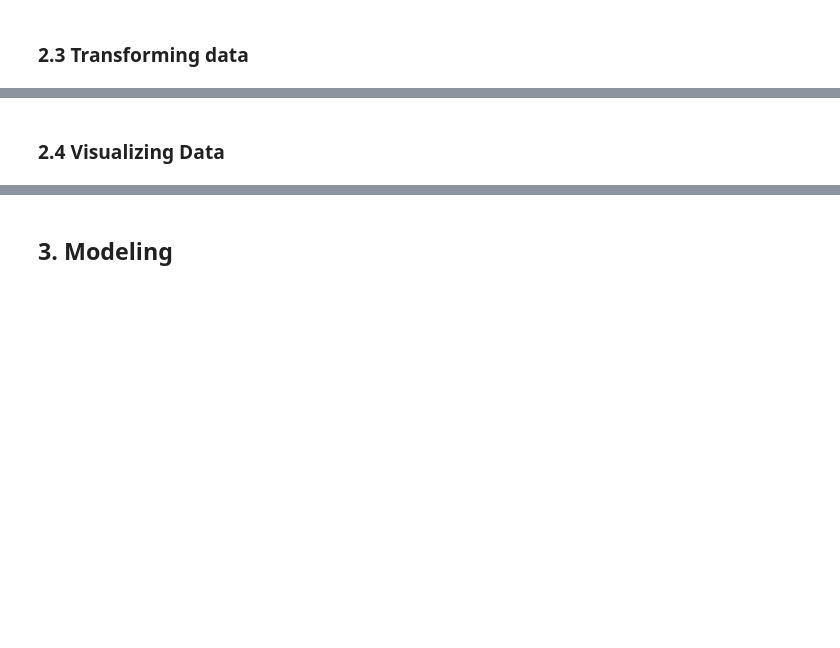
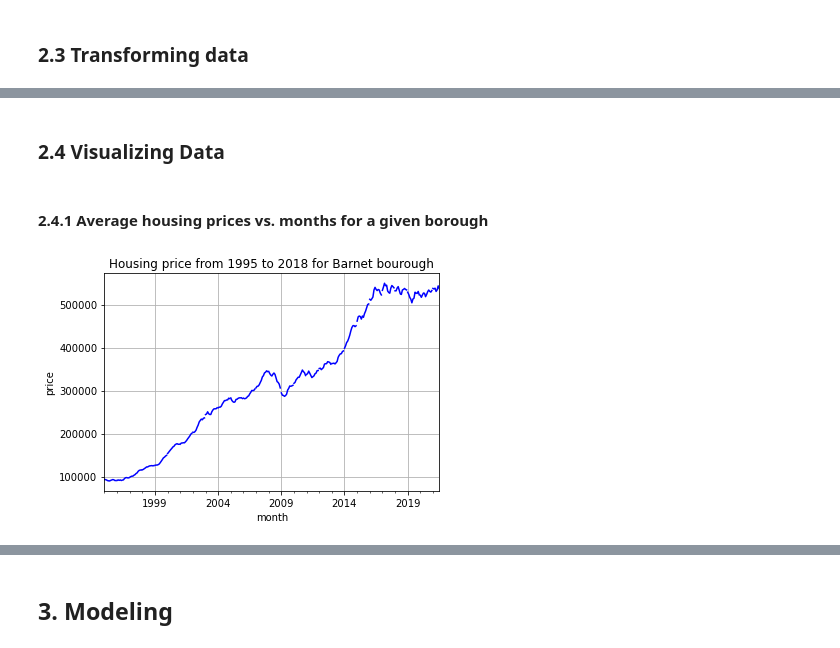
Before and after one commit to nhattdnguyen/Springboard, a Jupyter notebook: London housing case study.ipynb, the cells around one changed output, grey strips where cells are left out. Drawn from its saved outputs; the diff is of its cells as text; code cells hidden in the pictures; blank space fills up the shorter version.

```diff
--- a/London housing case study.ipynb
+++ b/London housing case study.ipynb
@@ -72,0 +167,7 @@ print(test_boroughs.head())
+# %%
+# subset london boroughs only
+properties_London_boroughs = properties_clean.loc[london_boroughs.values()] # 32 by 320 DF
+
+# add a column for borough names
+properties_London_boroughs['boroughs'] = london_boroughs.values()
+print(properties_London_boroughs.head())
@@ -73,11 +192,7 @@ print(test_boroughs.head())
 # %%
-# tranform the data from wide to long format
-test_long = test_boroughs.melt( id_vars = ['boroughs','id'], var_name = 'date', value_name = 'price')
+# tranform the DF from wide to long format
+# group by boroughs and id columns
+properties_long = properties_London_boroughs.melt( id_vars = ['boroughs','id'], var_name = 'date', value_name = 'price')
 
-# set price to float
-test_long['price'] = test_long['price'].astype('float')
-
-# extract day, month, and year from TimeStamp objects in pandas
-test_long['year'] = [pd.to_datetime(s).year for s in test_long['date']]
-test_long['month'] = [pd.to_datetime(s).month for s in test_long['date']]
-test_long['day'] = [pd.to_datetime(s).day for s in test_long['date']]
+# check the type of 'price' column
+print(type(properties_long['price']))
@@ -84,2 +201,10 @@ test_long['day'] = [pd.to_datetime(s).day for s in test_long['date']]
+# %%
+# convert price column to float to perform future calculations
+properties_long['price'] = properties_long['price'].astype('float')
+
+# extract day, month, and year from TimeStamp objects in pandas
+properties_long['year'] = [pd.to_datetime(s).year for s in properties_long['date']]
+properties_long['month'] = [pd.to_datetime(s).month for s in properties_long['date']]
+properties_long['day'] = [pd.to_datetime(s).day for s in properties_long['date']]
 # %%
 # get some summary statistics
@@ -91,4 +243,20 @@ test_long.isna().any()
 # %%
-properties_clean = test_long
+# this is our cleaned and transformed dataset
+properties_clean = properties_long
-# %% [markdown]
-### 2.4 Visualizing Data
+# %% [markdown]
+### 2.4 Visualizing Data
+# %% [markdown]
+#### 2.4.1 Average housing prices vs. months for a given borough
+# %%
+# let's look at Barnet borough
+Barnet = properties_clean[properties_clean['boroughs'] == 'Barnet']
+fig, ax = plt.subplots()
+Barnet.groupby('year')[['price', 'date']].plot(ax = ax, x = 'date', y = 'price', c = 'blue')
+ax.get_legend().set_visible(False)
+plt.title('Housing price from 1995 to 2018 for Barnet bourough')
+plt.xlabel('month')
+plt.ylabel('price')
+plt.grid()
+plt.show()
+# %% [output]
+[figure, added]
```
Also changed, not shown: parts of 36 cells of this notebook.
